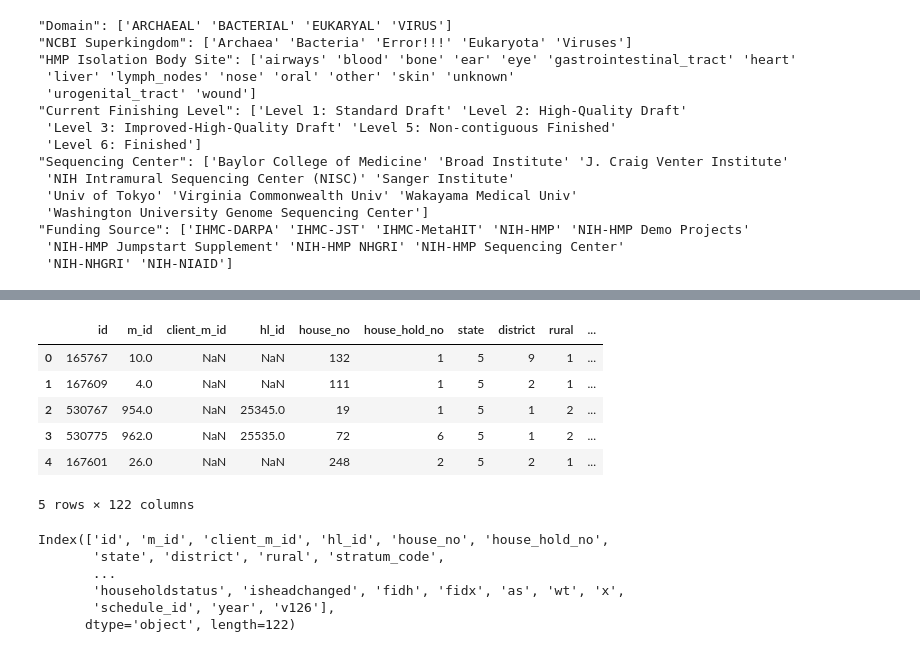
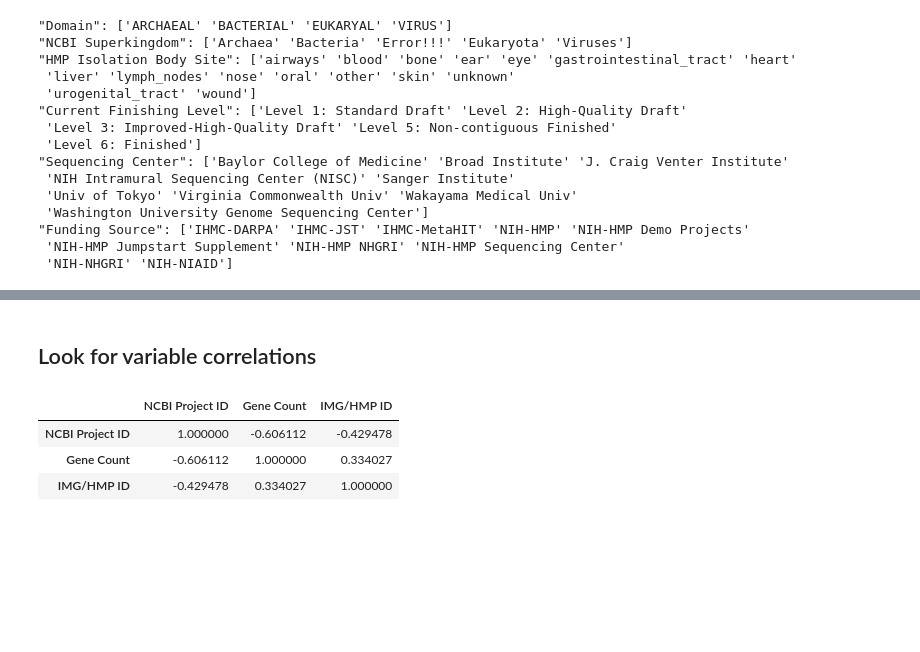
Before and after one commit to tylerbittner/datascience-bootcamp, a Jupyter notebook: week-4/Preparing Data for Exploratory Data Analysis.ipynb, the cells around one changed output, grey strips where cells are left out. Cells and saved outputs as stored; diff of their text form; code cells hidden in the pictures; blank space fills up the shorter version.

```diff
--- a/week-4/Preparing Data for Exploratory Data Analysis.ipynb
+++ b/week-4/Preparing Data for Exploratory Data Analysis.ipynb
@@ -115,19 +107,9 @@ memory usage: 49.8+ MB
-# %%
-df2.head()
-# %% [output]
-|  | id | m_id | client_m_id | hl_id | house_no | house_hold_no | state | district | rural | ... |
-| 0 | 165767 | 10.0 | NaN | NaN | 132 | 1 | 5 | 9 | 1 | ... |
-| 1 | 167609 | 4.0 | NaN | NaN | 111 | 1 | 5 | 2 | 1 | ... |
-| 2 | 530767 | 954.0 | NaN | 25345.0 | 19 | 1 | 5 | 1 | 2 | ... |
-| 3 | 530775 | 962.0 | NaN | 25535.0 | 72 | 6 | 5 | 1 | 2 | ... |
-| 4 | 167601 | 26.0 | NaN | NaN | 248 | 2 | 5 | 2 | 1 | ... |
-5 rows × 122 columns
-# %%
-df2.columns
-# %% [output]
-Index(['id', 'm_id', 'client_m_id', 'hl_id', 'house_no', 'house_hold_no',
-       'state', 'district', 'rural', 'stratum_code',
-       ...
-       'householdstatus', 'isheadchanged', 'fidh', 'fidx', 'as', 'wt', 'x',
-       'schedule_id', 'year', 'v126'],
-      dtype='object', length=122)
+# %% [markdown]
+## Look for variable correlations
+# %%
+df.corr()
+# %% [output]
+|  | NCBI Project ID | Gene Count | IMG/HMP ID |
+| NCBI Project ID | 1.000000 | -0.606112 | -0.429478 |
+| Gene Count | -0.606112 | 1.000000 | 0.334027 |
+| IMG/HMP ID | -0.429478 | 0.334027 | 1.000000 |
```
Also changed, not shown: parts of 25 cells of this notebook, 1 other file.
